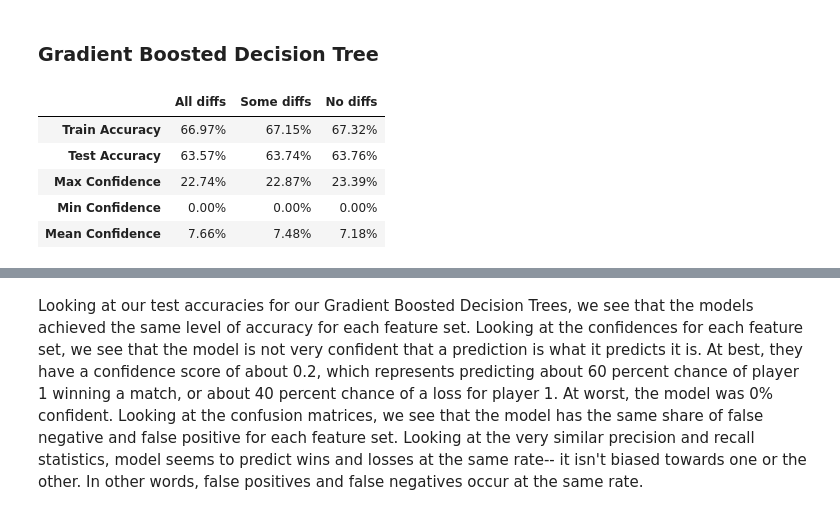
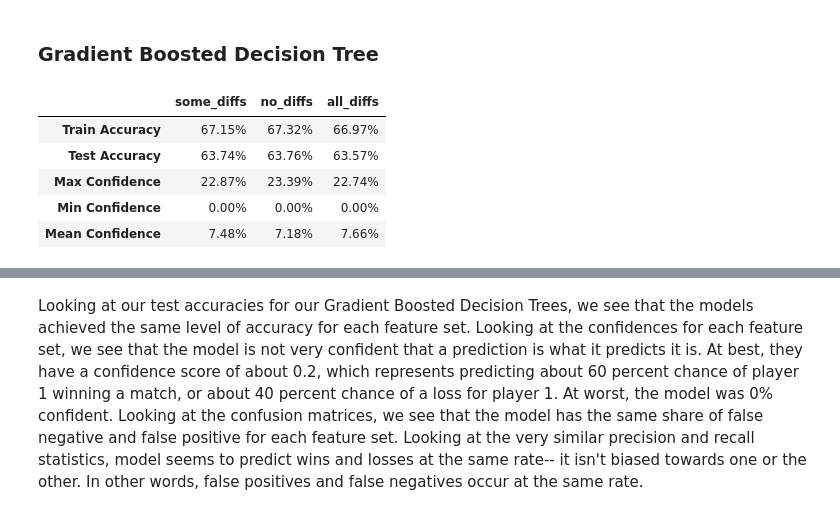
Before and after one commit to CamBitter/RallyRF, a Jupyter notebook: report.ipynb, the cells around one changed output, grey strips where cells are left out. Cells and saved outputs as stored; diff of their text form; code cells hidden in the pictures.

```diff
--- a/report.ipynb
+++ b/report.ipynb
@@ -456,7 +456,7 @@ for feature_set in ["no_diffs.csv", "all_diffs.csv"]:
     test_accuracy = (Y_test_pred == Y_test).mean()
     print(f"{feature_set[:-4]} Test Accuracy: {test_accuracy * 100:.2f}%")
 
-    rf_preds_dict[feature_set] = Y_test_pred
+    rf_test_preds_dict[feature_set] = Y_test_pred
     rf_confidence_dict[feature_set] = Y_test_confidence
 # %% [output]
 no_diffs Test Accuracy: 62.88%
@@ -602,7 +606,8 @@ from src.boosted_tree import BoostedTreeClassifier
 n_trees = 10
 max_depth = 5
 
-boost_preds_dict = {}
+boost_test_preds_dict = {}
+boost_train_preds_dict = {}
 boost_confidence_dict = {}
 
 print("Fitting boosted trees...")
@@ -632,7 +637,8 @@ for feature_set in feature_sets:
     print(f"{feature_set} — Train accuracy: {train_acc:.4f}")
     print(f"{feature_set} — Test accuracy:  {test_acc:.4f}\n")
 
-    boost_preds_dict[feature_set] = Y_test_pred
+    boost_test_preds_dict[feature_set] = Y_test_pred
+    boost_train_preds_dict[feature_set] = Y_train_pred
     boost_confidence_dict[feature_set] = Y_confidence
 
 print(f"Fit done in {time.time() - t0:.3f}s")
@@ -655,7 +661,7 @@ Fit done in 27.811s
 # %%
 for feature_set in feature_sets:
     Y_test = Y_test_dict[feature_set]
-    Y_pred = rf_preds_dict[feature_set]
+    Y_pred = rf_test_preds_dict[feature_set]
     conf   = rf_confidence_dict[feature_set]
 
     test_acc = (Y_pred == Y_test).mean()
@@ -733,13 +741,13 @@ plt.subplots_adjust(bottom=0.35)
 
 for ax, feature_set in zip(axes, feature_sets):
     plot_confusion_matrix(
-        preds=rf_preds_dict[feature_set],
+        preds=rf_test_preds_dict[feature_set],
         true=Y_test_dict[feature_set],
         ax=ax,
         title=feature_set[:-4],
     )
 
-plt.suptitle("Confusion Matrices", fontsize=13)
+plt.suptitle("Random Forest Classifier", fontsize=13)
 plt.tight_layout()
 plt.show()
 # %% [output]
@@ -836,19 +852,29 @@ plt.show()
 # %% [markdown]
 ### Gradient Boosted Decision Tree
 # %%
-results = pd.DataFrame({
-    "All diffs": [train_accuracy_ad, test_accuracy_ad, Y_confidence_ad.max(), Y_confidence_ad.min(), Y_confidence_ad.mean()],
-    "Some diffs": [train_accuracy_sd, test_accuracy_sd, Y_confidence_sd.max(), Y_confidence_sd.min(), Y_confidence_sd.mean()],
-    "No diffs": [train_accuracy_nd, test_accuracy_nd, Y_confidence_nd.max(), Y_confidence_nd.min(), Y_confidence_nd.mean()],
-}, index=["Train Accuracy", "Test Accuracy", "Max Confidence", "Min Confidence", "Mean Confidence"])
+rows = {}
+for feature_set in feature_sets:
+    Y_train      = Y_train_dict[feature_set]
+    Y_test       = Y_test_dict[feature_set]
+    Y_train_pred = boost_train_preds_dict[feature_set]
+    Y_pred       = boost_test_preds_dict[feature_set]
+    confidence   = boost_confidence_dict[feature_set]
 
-results.style \
-    .format("{:.2%}")
+    rows[feature_set[:-4]] = [
+        (Y_train_pred == Y_train).mean(),
+        (Y_pred == Y_test).mean(),
+        confidence.max(),
+        confidence.min(),
+        confidence.mean(),
+    ]
+
+results = pd.DataFrame(rows, index=["Train Accuracy", "Test Accuracy", "Max Confidence", "Min Confidence", "Mean Confidence"])
+results.style.format("{:.2%}")
 # %% [output]
-|  | All diffs | Some diffs | No diffs |
-| Train Accuracy | 66.97% | 67.15% | 67.32% |
-| Test Accuracy | 63.57% | 63.74% | 63.76% |
-| Max Confidence | 22.74% | 22.87% | 23.39% |
+|  | some_diffs | no_diffs | all_diffs |
+| Train Accuracy | 67.15% | 67.32% | 66.97% |
+| Test Accuracy | 63.74% | 63.76% | 63.57% |
+| Max Confidence | 22.87% | 23.39% | 22.74% |
 | Min Confidence | 0.00% | 0.00% | 0.00% |
-| Mean Confidence | 7.66% | 7.48% | 7.18% |
+| Mean Confidence | 7.48% | 7.18% | 7.66% |
 # %%
```
Also changed, not shown: parts of 12 cells of this notebook.
